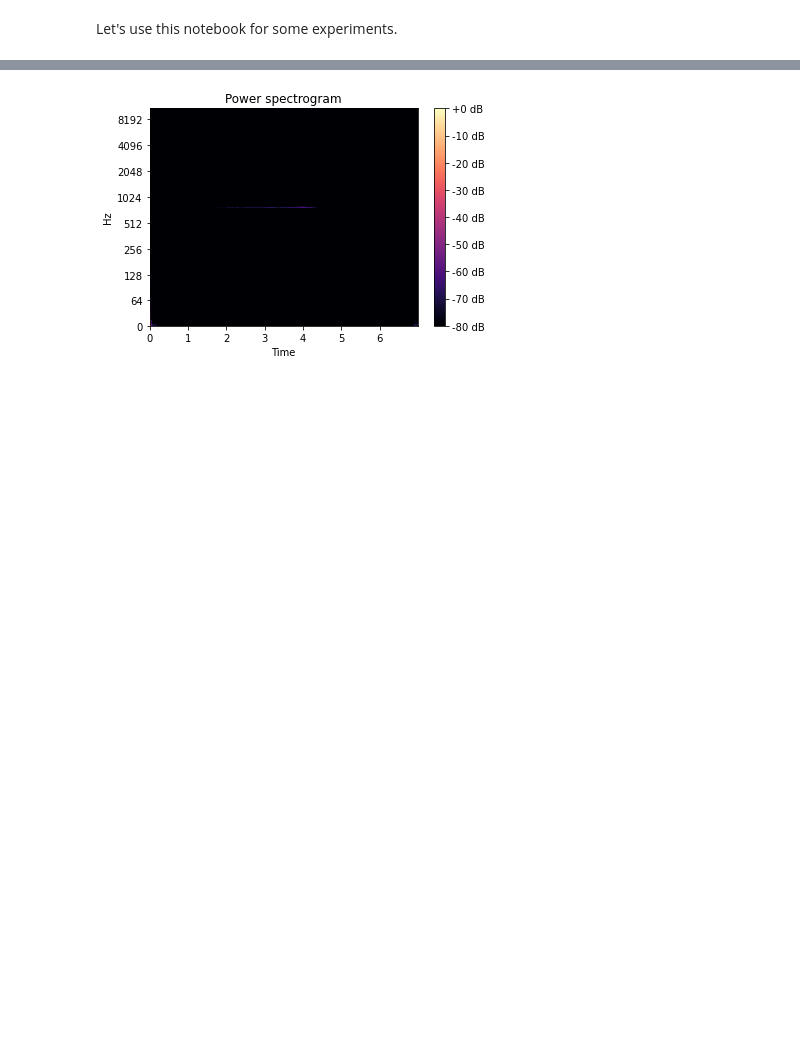
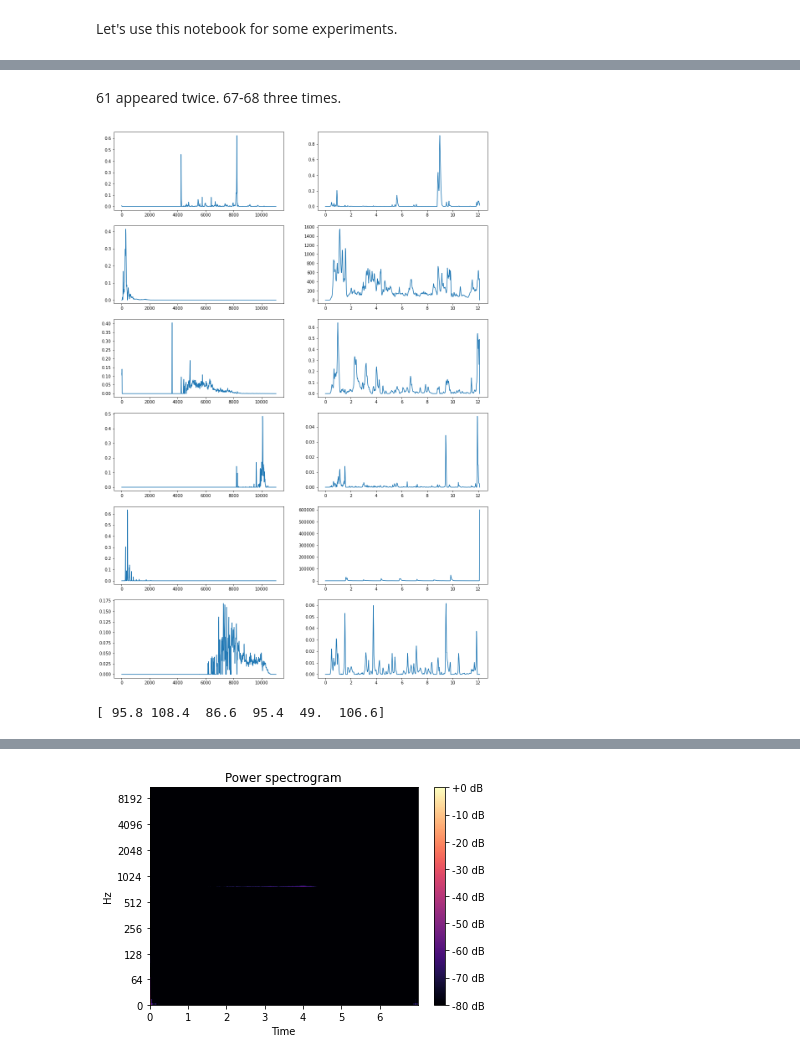
Before and after one commit to mariasoroka/StatisticalMachineLearning, a Jupyter notebook: test_notebook.ipynb, the cells around one changed output, grey strips where cells are left out. Cells and saved outputs as stored; diff of their text form; code cells hidden in the pictures; blank space fills up the shorter version.

```diff
--- a/test_notebook.ipynb
+++ b/test_notebook.ipynb
@@ -16,0 +34,11 @@ C_matrices = matrix_to_factorize.wiener_reconstruction(W, H, WH)
+# %% [markdown]
+61 appeared twice. 67-68 three times.
+# %%
+K = 6
+matrix_to_factorize = NMF(ViolinSpectrogram.compute_matrix())
+W, H, WH = matrix_to_factorize.factorize_MU_IS(K, 5000)
+# C_matrices = matrix_to_factorize.wiener_reconstruction(W, H, WH)
+plot_freq_times(W, H, ViolinSpectrogram)
+# %% [output]
+[figure, added]
+[ 95.8 108.4  86.6  95.4  49.  106.6]
```
Also changed, not shown: parts of 9 cells of this notebook, 1 other file.
